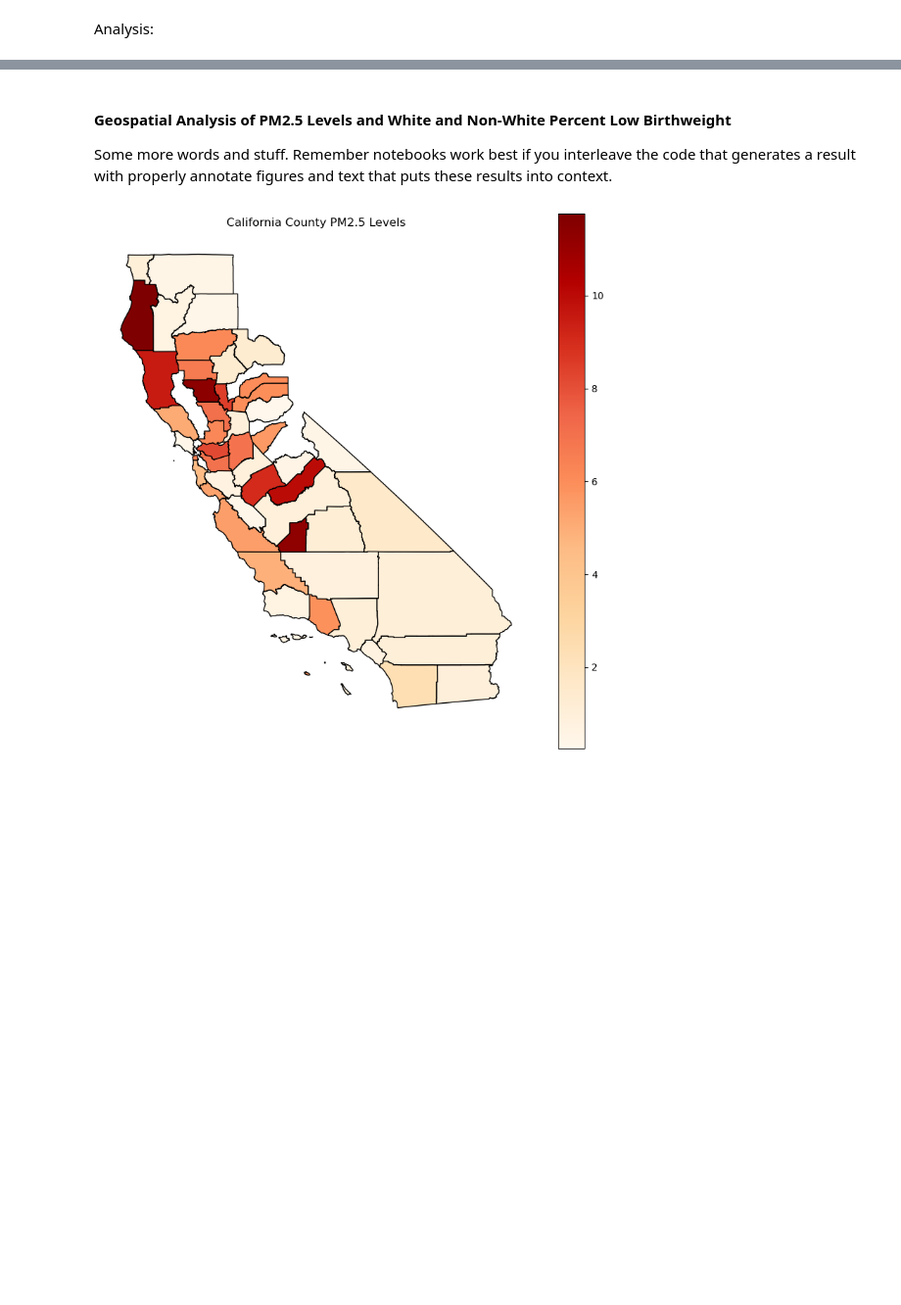
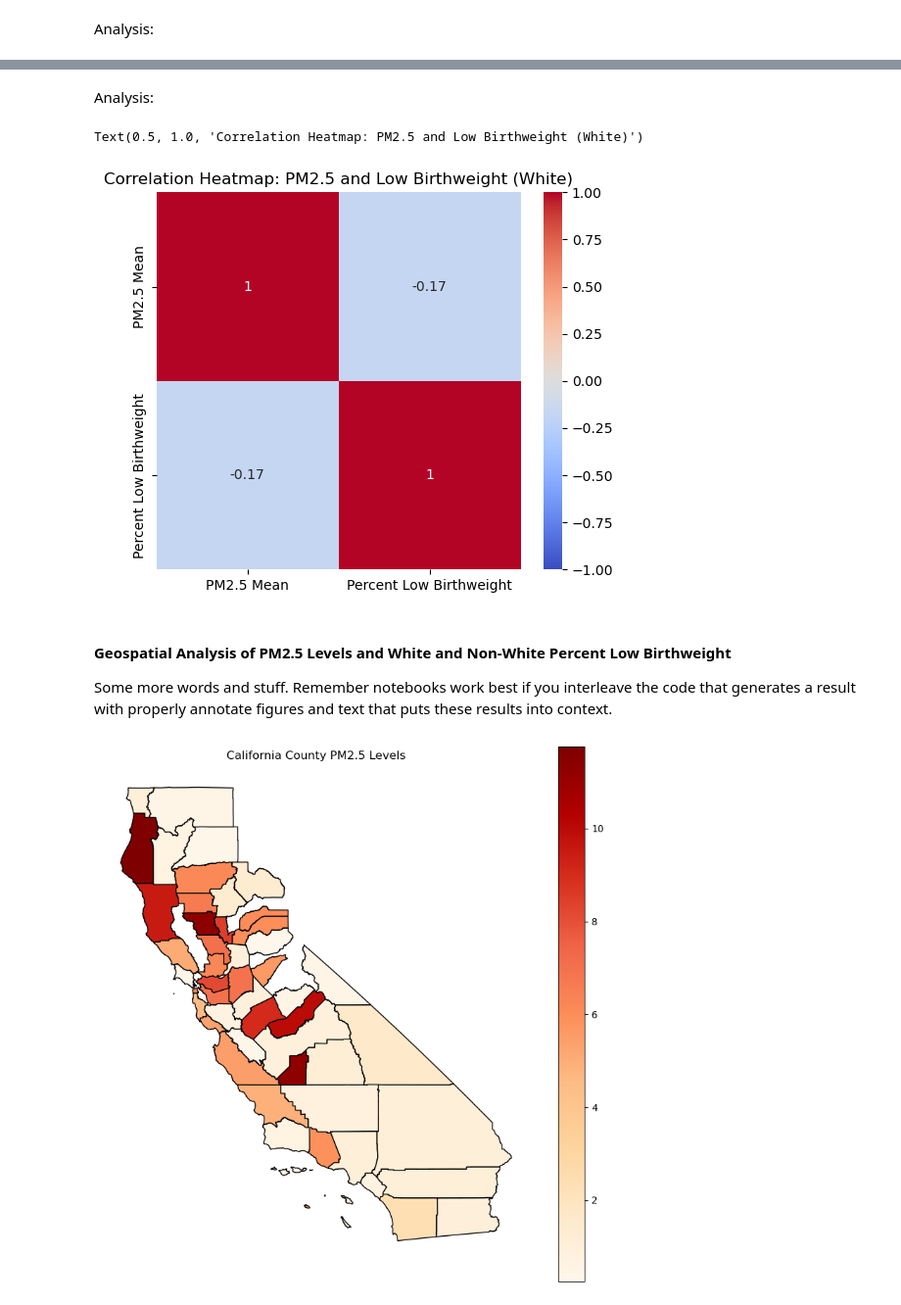
Before and after one commit to COGS108/Group095_WI26, a Jupyter notebook: 02-EDACheckpoint.ipynb, the cells around one changed output, grey strips where cells are left out. Shown at 98% size. Cells and saved outputs as stored; diff of their text form; code cells hidden in the pictures; blank space fills up the shorter version.

```diff
--- a/02-EDACheckpoint.ipynb
+++ b/02-EDACheckpoint.ipynb
@@ -795,3 +829,18 @@ Analysis:
+# %% [markdown]
+Analysis:
+# %%
+white = per_county[per_county['Race Group'] == 'White']
+
+corr_white = white[['PM2.5 Mean','Percent Low Birthweight']].corr()
+
+plt.figure(figsize=(6,5))
+
+sns.heatmap(corr_white, annot=True, cmap='coolwarm', vmin=-1, vmax=1)
+
+plt.title("Correlation Heatmap: PM2.5 and Low Birthweight (White)")
+# %% [output]
+Text(0.5, 1.0, 'Correlation Heatmap: PM2.5 and Low Birthweight (White)')
+[figure, added]
 # %% [markdown]
 #### Geospatial Analysis of PM2.5 Levels and White and Non-White Percent Low Birthweight
 
```
Also changed, not shown: parts of 4 cells of this notebook, 3 other files.
